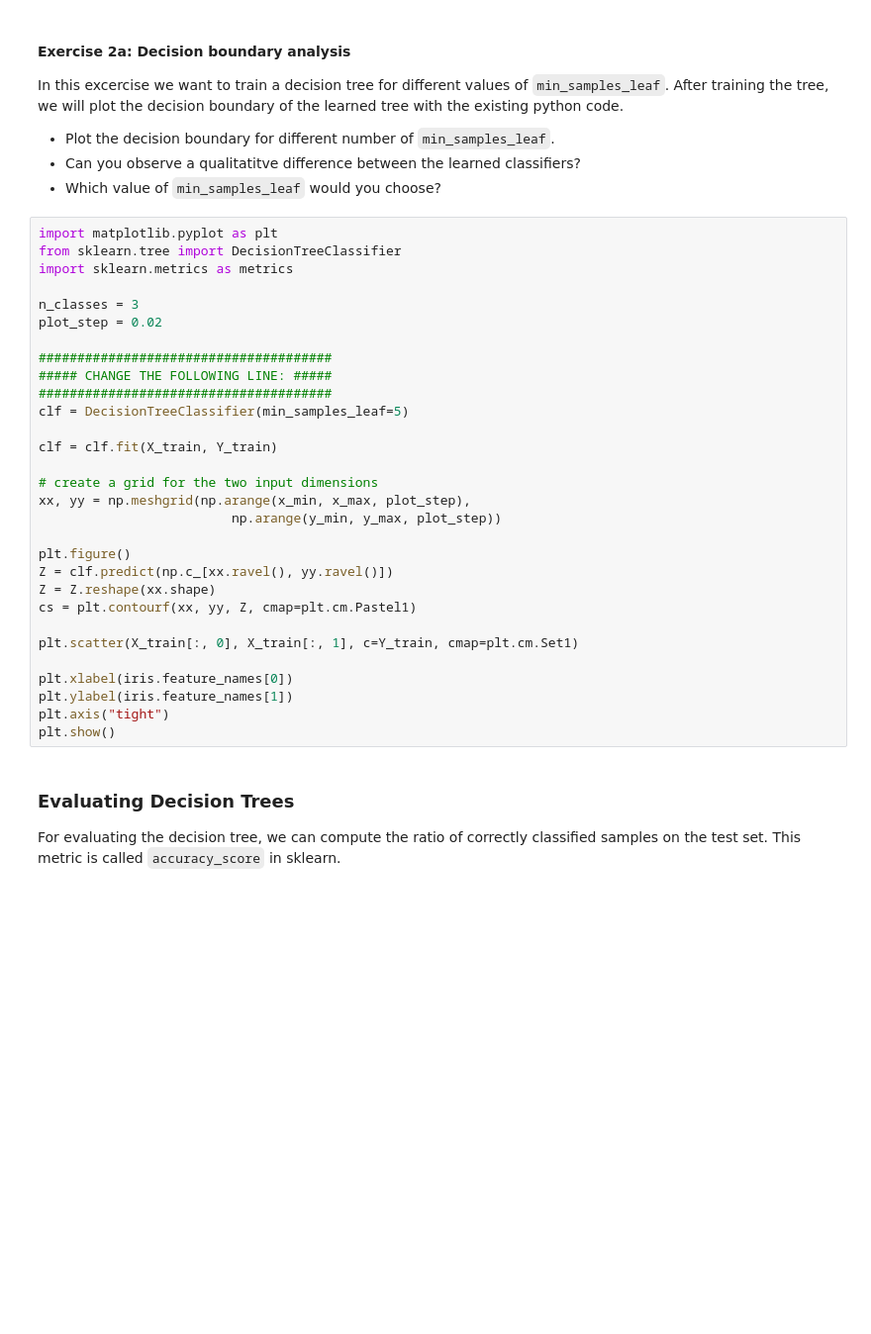
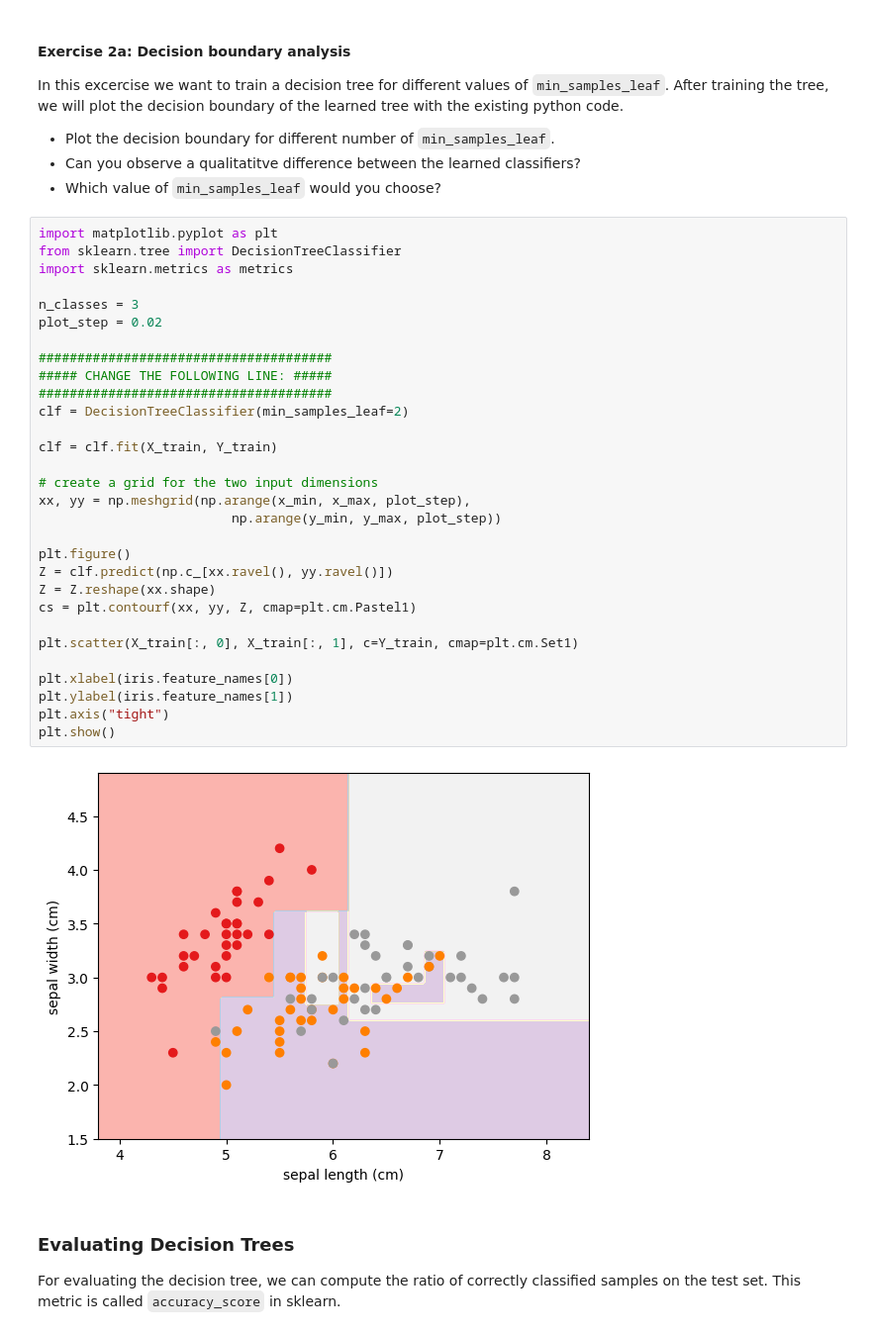
Before and after one commit to WoodsyTheNerd/MachineLearning, a Jupyter notebook: Workshop 8/Week8_workshop.ipynb, the cells around one changed output. Shown at 99% size. Cells and saved outputs as stored; diff of their text form; blank space fills up the shorter version.

```diff
--- a/Workshop 8/Week8_workshop.ipynb
+++ b/Workshop 8/Week8_workshop.ipynb
@@ -252,33 +256,35 @@ we will plot the decision boundary of the learned tree with the existing python
 # %%
 import matplotlib.pyplot as plt
 from sklearn.tree import DecisionTreeClassifier
 import sklearn.metrics as metrics
 
 n_classes = 3
 plot_step = 0.02
 
 ######################################
 ##### CHANGE THE FOLLOWING LINE: #####
 ######################################
-clf = DecisionTreeClassifier(min_samples_leaf=5)
+clf = DecisionTreeClassifier(min_samples_leaf=2)
 
 clf = clf.fit(X_train, Y_train)
 
 # create a grid for the two input dimensions
 xx, yy = np.meshgrid(np.arange(x_min, x_max, plot_step),
                          np.arange(y_min, y_max, plot_step))
 
 plt.figure()
 Z = clf.predict(np.c_[xx.ravel(), yy.ravel()])
 Z = Z.reshape(xx.shape)
 cs = plt.contourf(xx, yy, Z, cmap=plt.cm.Pastel1)
 
 plt.scatter(X_train[:, 0], X_train[:, 1], c=Y_train, cmap=plt.cm.Set1)
 
 plt.xlabel(iris.feature_names[0])
 plt.ylabel(iris.feature_names[1])
 plt.axis("tight")
 plt.show()
+# %% [output]
+[figure, added]
 # %% [markdown]
 ### Evaluating Decision Trees
 For evaluating the decision tree, we can compute the ratio of correctly
```
Also changed, not shown: parts of 3 cells of this notebook.
